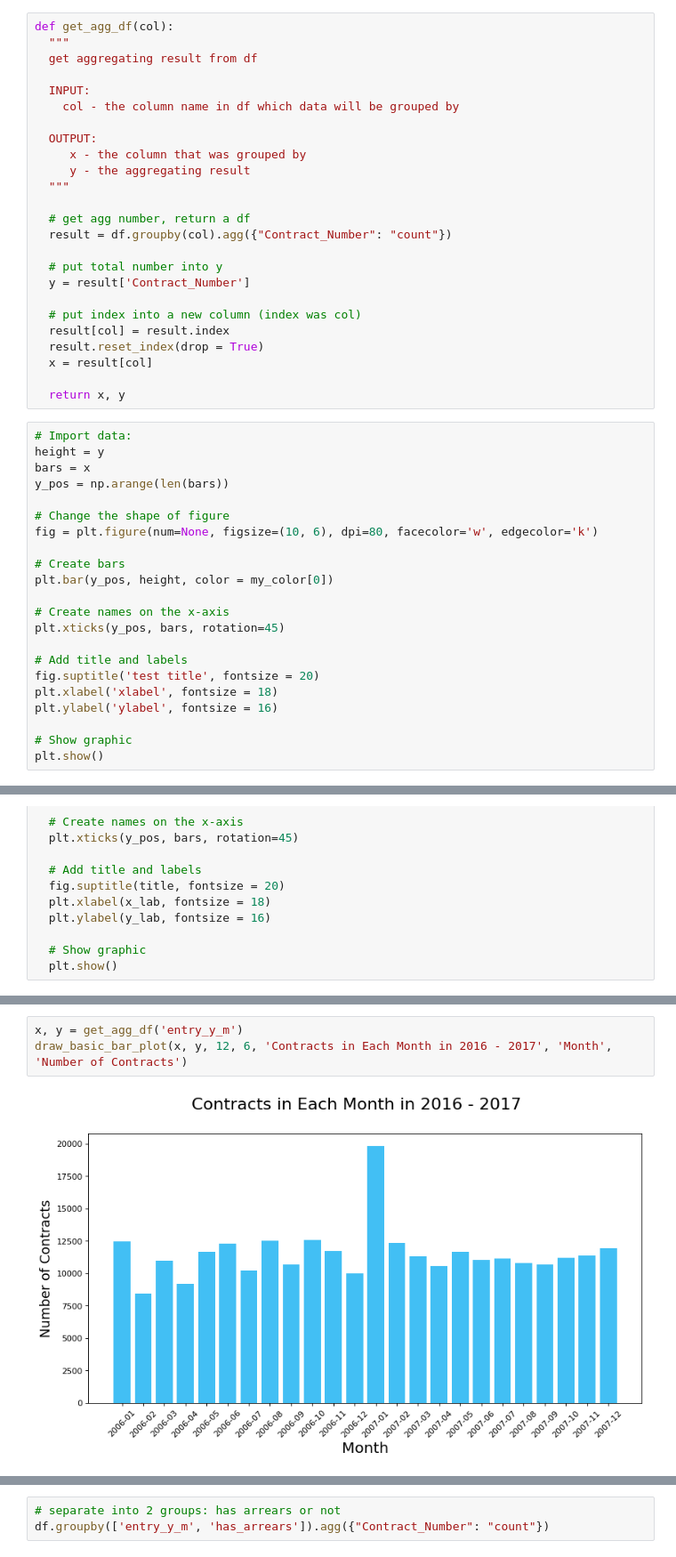
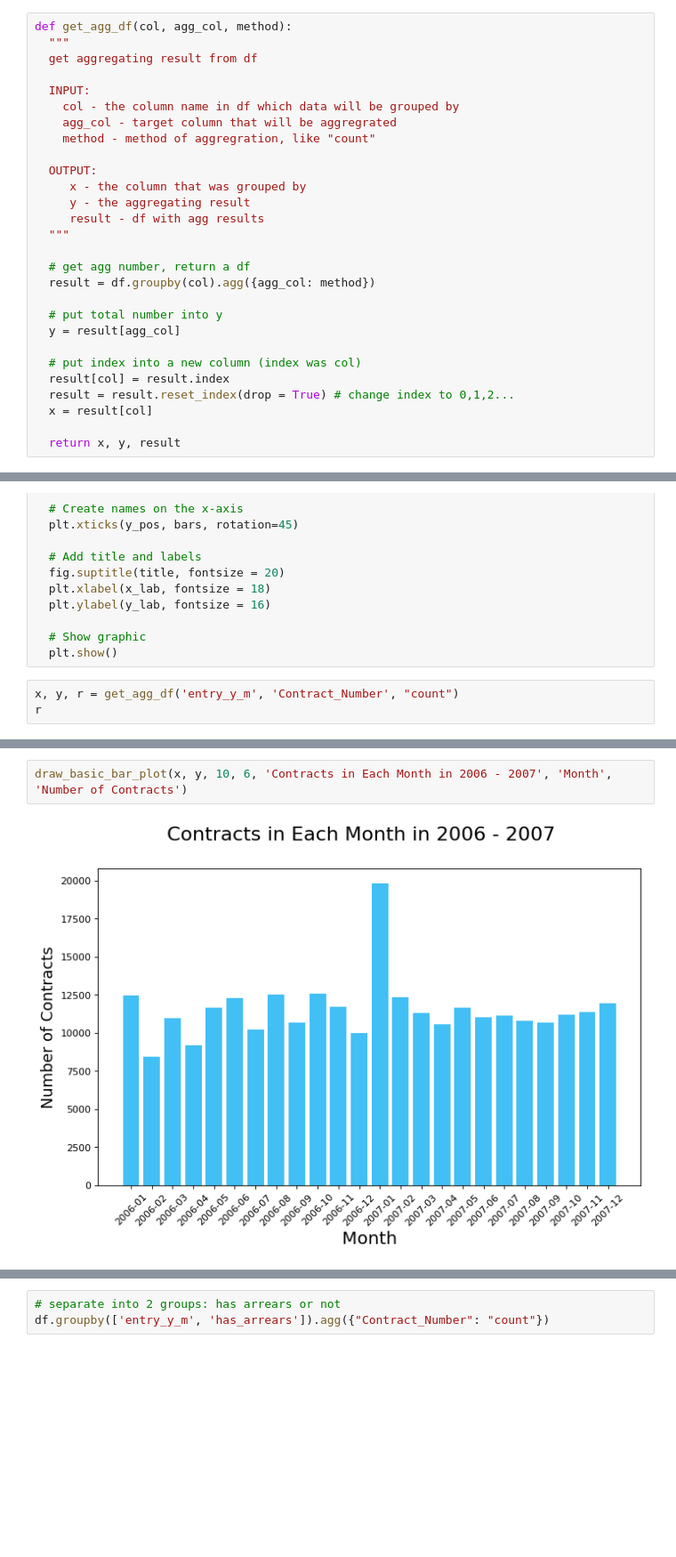
Before and after one commit to yanglinjing/vmor, a Jupyter notebook: Bank_customer_30.ipynb, the cells around one changed output, grey strips where cells are left out. Shown at 89% size. Drawn from its saved outputs; the diff is of its cells as text; blank space fills up the shorter version.

```diff
--- a/Bank_customer_30.ipynb
+++ b/Bank_customer_30.ipynb
@@ -365,47 +370,28 @@ result_contract_y
 # %%
-def get_agg_df(col):
+def get_agg_df(col, agg_col, method):
   """
   get aggregating result from df
 
   INPUT:
     col - the column name in df which data will be grouped by
+    agg_col - target column that will be aggregrated
+    method - method of aggregration, like "count"
 
   OUTPUT:
      x - the column that was grouped by
      y - the aggregating result
+     result - df with agg results
   """
 
   # get agg number, return a df
-  result = df.groupby(col).agg({"Contract_Number": "count"})
+  result = df.groupby(col).agg({agg_col: method})
 
   # put total number into y
-  y = result['Contract_Number']
+  y = result[agg_col]
 
   # put index into a new column (index was col)
   result[col] = result.index
-  result.reset_index(drop = True)
+  result = result.reset_index(drop = True) # change index to 0,1,2...
   x = result[col]
 
-  return x, y
+  return x, y, result
-# %%
-# Import data:
-height = y
-bars = x
-y_pos = np.arange(len(bars))
-
-# Change the shape of figure
-fig = plt.figure(num=None, figsize=(10, 6), dpi=80, facecolor='w', edgecolor='k')
-
-# Create bars
-plt.bar(y_pos, height, color = my_color[0])
-
-# Create names on the x-axis
-plt.xticks(y_pos, bars, rotation=45)
-
-# Add title and labels
-fig.suptitle('test title', fontsize = 20)
-plt.xlabel('xlabel', fontsize = 18)
-plt.ylabel('ylabel', fontsize = 16)
-
-# Show graphic
-plt.show()
@@ -445,3 +429,6 @@ def draw_basic_bar_plot(x, y, fig_h, fig_w, title, x_lab, y_lab):
 
   # Show graphic
   plt.show()
+# %%
+x, y, r = get_agg_df('entry_y_m', 'Contract_Number', "count")
+r
@@ -448,5 +453,4 @@ def draw_basic_bar_plot(x, y, fig_h, fig_w, title, x_lab, y_lab):
 # %%
-x, y = get_agg_df('entry_y_m')
-draw_basic_bar_plot(x, y, 12, 6, 'Contracts in Each Month in 2016 - 2017', 'Month', 'Number of Contracts')
+draw_basic_bar_plot(x, y, 10, 6, 'Contracts in Each Month in 2006 - 2007', 'Month', 'Number of Contracts')
 # %% [output]
-[figure, old version]
+[figure, new version]
```
Also changed, not shown: parts of 36 cells of this notebook.
